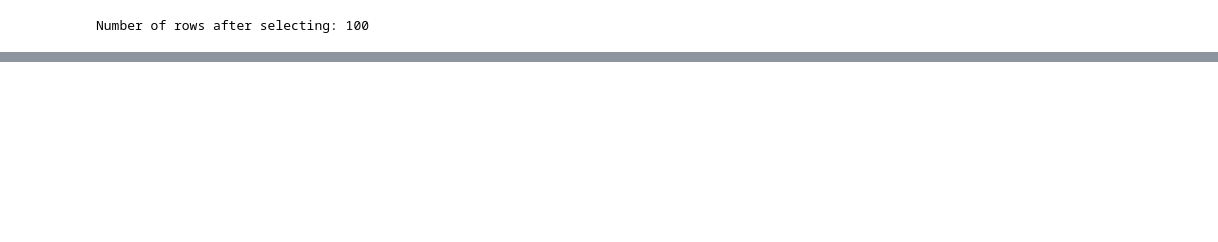
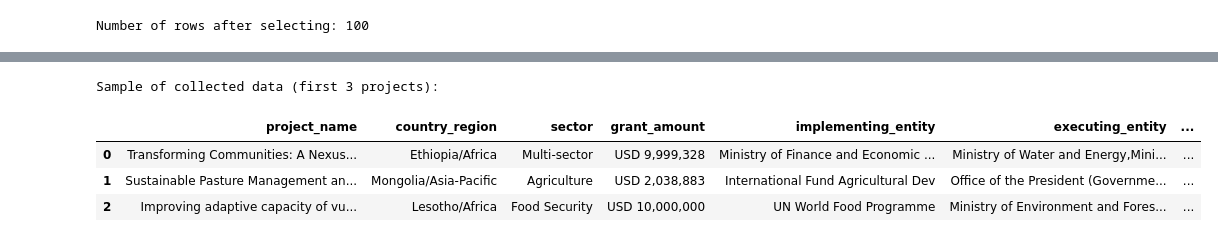
Before and after one commit to tanyajagdishemory/datasci530fall2025, a Jupyter notebook: Project 1 and 2/Project 1 Jagdish.ipynb, the cells around one changed output, grey strips where cells are left out. Drawn from its saved outputs; the diff is of its cells as text; code cells hidden in the pictures; blank space fills up the shorter version.

```diff
--- a/Project 1 and 2/Project 1 Jagdish.ipynb
+++ b/Project 1 and 2/Project 1 Jagdish.ipynb
@@ -232,32 +220,0 @@ Stacktrace:
-# %%
-# Find all the info boxes within "At a Glance"
-info_boxes = driver.find_elements('xpath', '//div[@class="project-info-box"]')
-
-print(f"Found {len(info_boxes)} info boxes")
-
-# Create empty dictionary for this project
-project_data = {}
-
-# Loop through each info box
-for box in info_boxes:
-    try:
-        # Extract label (h4)
-        label = box.find_element('xpath', './/h4').text
-
-        # Extract value from project-terms div (this gets all text inside)
-        value = box.find_element('xpath', './/div[@class="project-terms"]').text
-
-        # Clean the label
-        clean_label = label.replace(":", "").replace("/", "_").replace(" ", "_").lower()
-
-        # Store in dictionary
-        project_data[clean_label] = value
-
-    except Exception as e:
-        print(f"Error extracting box: {e}")
-        continue
-
-# Print the extracted data
-print(f"\nExtracted {len(project_data)} fields:")
-for key, val in project_data.items():
-    print(f"{key}: {val}")
@@ -275,0 +369,6 @@ status: Proposal Approved
+# %%
+# Convert to DataFrame
+adaptation_projects = pd.DataFrame(all_projects_data)
+
+#save raw dataframe as CSV
+adaptation_projects.to_csv('data_raw/adaptation_fund_projects.csv', index=False)
@@ -275,0 +407,10 @@ status: Proposal Approved
+# %%
+# Display first few rows
+print("Sample of collected data (first 3 projects):")
+adaptation_projects.head(3).style
+# %% [output]
+Sample of collected data (first 3 projects):
+|  | project_name | country_region | sector | grant_amount | implementing_entity | executing_entity | ... |
+| 0 | Transforming Communities: A Nexus... | Ethiopia/Africa | Multi-sector | USD 9,999,328 | Ministry of Finance and Economic ... | Ministry of Water and Energy,Mini... | ... |
+| 1 | Sustainable Pasture Management an... | Mongolia/Asia-Pacific | Agriculture | USD 2,038,883 | International Fund Agricultural Dev | Office of the President (Governme... | ... |
+| 2 | Improving adaptive capacity of vu... | Lesotho/Africa | Food Security | USD 10,000,000 | UN World Food Programme | Ministry of Environment and Fores... | ... |
```
Also changed, not shown: parts of 47 cells of this notebook.
